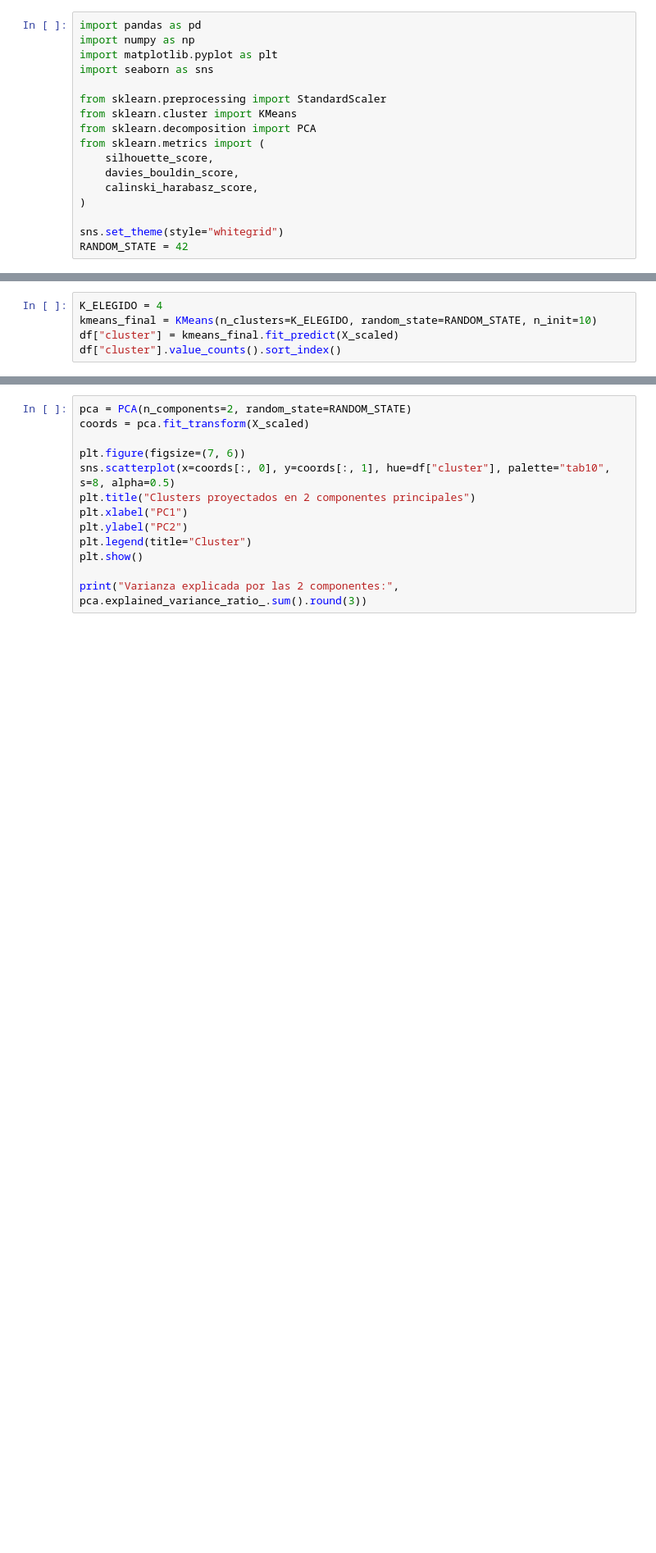
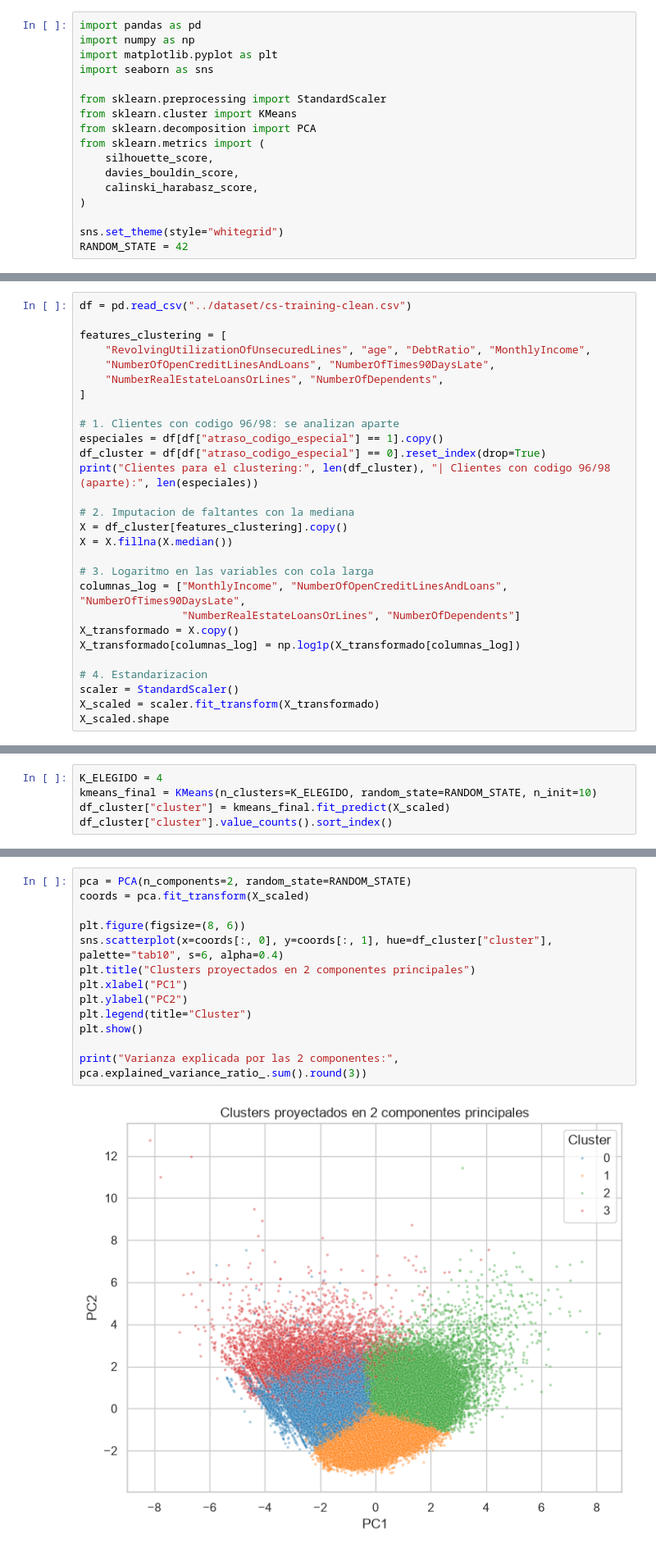
Before and after one commit to EmiiFernandez/data_science_ypf_proyecto, a Jupyter notebook: notebooks/03_modelo_no_supervisado.ipynb, the cells around one changed output, grey strips where cells are left out. Shown at 82% size. Cells and saved outputs as stored; diff of their text form; blank space fills up the shorter version.

```diff
--- a/notebooks/03_modelo_no_supervisado.ipynb
+++ b/notebooks/03_modelo_no_supervisado.ipynb
@@ -46,0 +34,28 @@ Se corre KMeans sobre una muestra (por costo computacional del silhouette en ~15
+# %%
+df = pd.read_csv("../dataset/cs-training-clean.csv")
+
+features_clustering = [
+    "RevolvingUtilizationOfUnsecuredLines", "age", "DebtRatio", "MonthlyIncome",
+    "NumberOfOpenCreditLinesAndLoans", "NumberOfTimes90DaysLate",
+    "NumberRealEstateLoansOrLines", "NumberOfDependents",
+]
+
+# 1. Clientes con codigo 96/98: se analizan aparte
+especiales = df[df["atraso_codigo_especial"] == 1].copy()
+df_cluster = df[df["atraso_codigo_especial"] == 0].reset_index(drop=True)
+print("Clientes para el clustering:", len(df_cluster), "| Clientes con codigo 96/98 (aparte):", len(especiales))
+
+# 2. Imputacion de faltantes con la mediana
+X = df_cluster[features_clustering].copy()
+X = X.fillna(X.median())
+
+# 3. Logaritmo en las variables con cola larga
+columnas_log = ["MonthlyIncome", "NumberOfOpenCreditLinesAndLoans", "NumberOfTimes90DaysLate",
+                "NumberRealEstateLoansOrLines", "NumberOfDependents"]
+X_transformado = X.copy()
+X_transformado[columnas_log] = np.log1p(X_transformado[columnas_log])
+
+# 4. Estandarizacion
+scaler = StandardScaler()
+X_scaled = scaler.fit_transform(X_transformado)
+X_scaled.shape
@@ -109,5 +131,5 @@ En este problema, `k=4` sigue siendo una eleccion razonable porque equilibra int
 # %%
 K_ELEGIDO = 4
 kmeans_final = KMeans(n_clusters=K_ELEGIDO, random_state=RANDOM_STATE, n_init=10)
-df["cluster"] = kmeans_final.fit_predict(X_scaled)
-df["cluster"].value_counts().sort_index()
+df_cluster["cluster"] = kmeans_final.fit_predict(X_scaled)
+df_cluster["cluster"].value_counts().sort_index()
@@ -121,13 +186,15 @@ display(perfil)
 # %%
 pca = PCA(n_components=2, random_state=RANDOM_STATE)
 coords = pca.fit_transform(X_scaled)
 
-plt.figure(figsize=(7, 6))
-sns.scatterplot(x=coords[:, 0], y=coords[:, 1], hue=df["cluster"], palette="tab10", s=8, alpha=0.5)
+plt.figure(figsize=(8, 6))
+sns.scatterplot(x=coords[:, 0], y=coords[:, 1], hue=df_cluster["cluster"], palette="tab10", s=6, alpha=0.4)
 plt.title("Clusters proyectados en 2 componentes principales")
 plt.xlabel("PC1")
 plt.ylabel("PC2")
 plt.legend(title="Cluster")
 plt.show()
 
 print("Varianza explicada por las 2 componentes:", pca.explained_variance_ratio_.sum().round(3))
+# %% [output]
+[figure, added]
```
Also changed, not shown: parts of 29 cells of this notebook.
